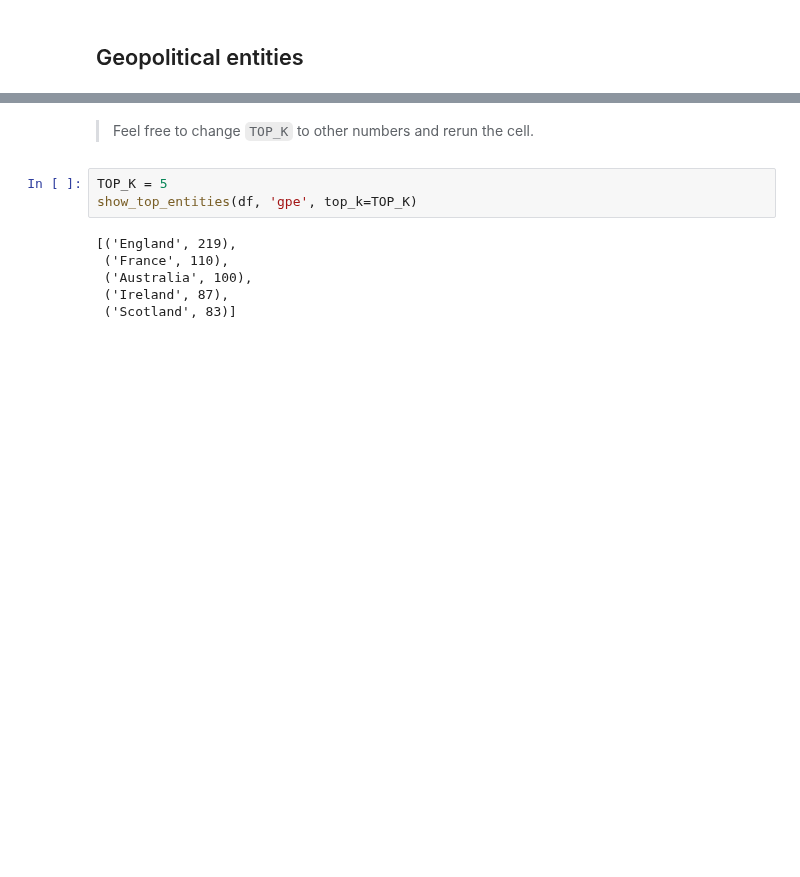
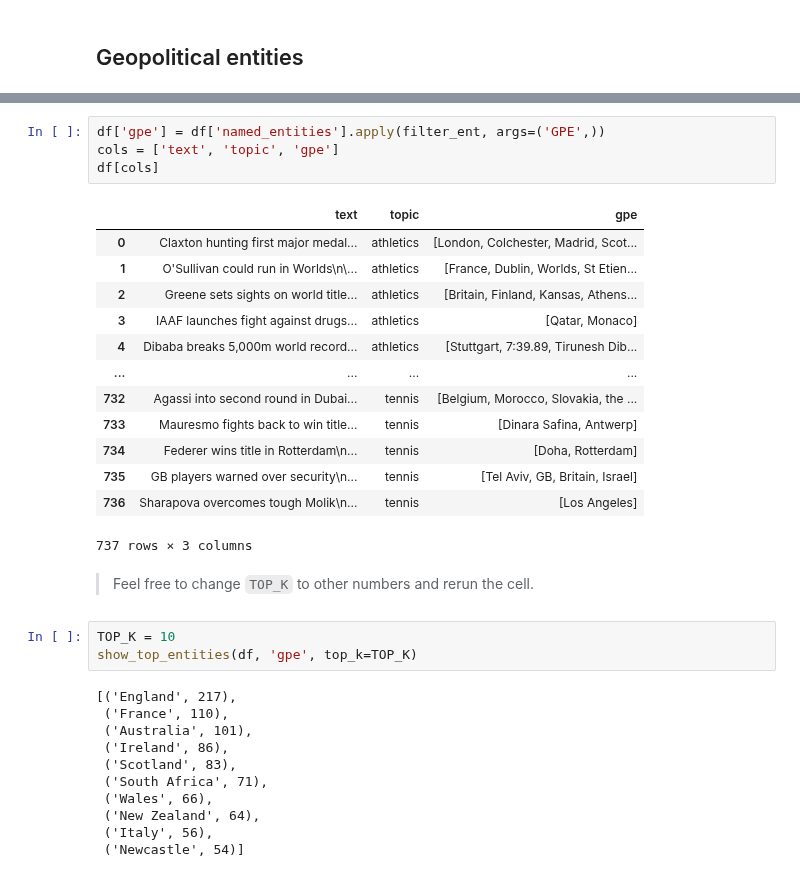
Before and after one commit to howard-haowen/NLP-demos, a Jupyter notebook: texthero_demo.ipynb, the cells around one changed output, grey strips where cells are left out. Cells and saved outputs as stored; diff of their text form; blank space fills up the shorter version.

```diff
--- a/texthero_demo.ipynb
+++ b/texthero_demo.ipynb
@@ -382,11 +459,34 @@ df
+# %%
+df['gpe'] = df['named_entities'].apply(filter_ent, args=('GPE',))
+cols = ['text', 'topic', 'gpe']
+df[cols]
+# %% [output]
+|  | text | topic | gpe |
+| 0 | Claxton hunting first major medal... | athletics | [London, Colchester, Madrid, Scot... |
+| 1 | O'Sullivan could run in Worlds\n\... | athletics | [France, Dublin, Worlds, St Etien... |
+| 2 | Greene sets sights on world title... | athletics | [Britain, Finland, Kansas, Athens... |
+| 3 | IAAF launches fight against drugs... | athletics | [Qatar, Monaco] |
+| 4 | Dibaba breaks 5,000m world record... | athletics | [Stuttgart, 7:39.89, Tirunesh Dib... |
+| ... | ... | ... | ... |
+| 732 | Agassi into second round in Dubai... | tennis | [Belgium, Morocco, Slovakia, the ... |
+| 733 | Mauresmo fights back to win title... | tennis | [Dinara Safina, Antwerp] |
+| 734 | Federer wins title in Rotterdam\n... | tennis | [Doha, Rotterdam] |
+| 735 | GB players warned over security\n... | tennis | [Tel Aviv, GB, Britain, Israel] |
+| 736 | Sharapova overcomes tough Molik\n... | tennis | [Los Angeles] |
+737 rows × 3 columns
 # %% [markdown]
 > Feel free to change `TOP_K` to other numbers and rerun the cell.
 # %%
-TOP_K = 5
+TOP_K = 10
 show_top_entities(df, 'gpe', top_k=TOP_K)
 # %% [output]
-[('England', 219),
+[('England', 217),
  ('France', 110),
- ('Australia', 100),
- ('Ireland', 87),
- ('Scotland', 83)]
+ ('Australia', 101),
+ ('Ireland', 86),
+ ('Scotland', 83),
+ ('South Africa', 71),
+ ('Wales', 66),
+ ('New Zealand', 64),
+ ('Italy', 56),
+ ('Newcastle', 54)]
```
Also changed, not shown: parts of 69 cells of this notebook.
